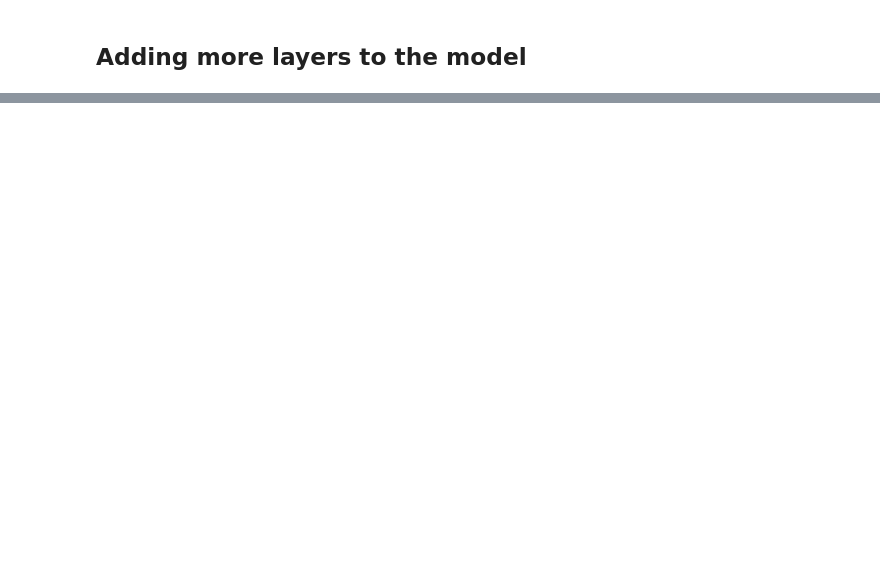
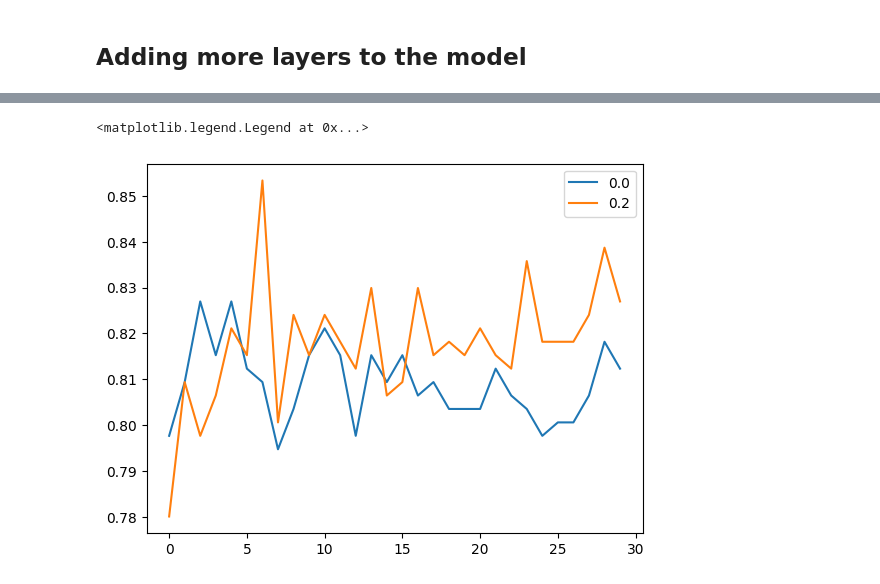
Before and after one commit to denis911/image-classification-transfer-learning-pytorch-keras-comparison, a Jupyter notebook: Keras_ML_zoomcamp_08_image_classification.ipynb, the cells around one changed output, grey strips where cells are left out. Saved outputs shown, nothing was run; the diff lists cells and outputs as text; code cells hidden in the pictures; blank space fills up the shorter version.

```diff
--- a/Keras_ML_zoomcamp_08_image_classification.ipynb
+++ b/Keras_ML_zoomcamp_08_image_classification.ipynb
@@ -693,0 +850,16 @@ plt.legend()
+# %%
+# if we plot only 2 best learning curves side by side:
+
+hist = scores[0.0]
+plt.plot(hist['val_accuracy'], label=0.0)
+
+hist = scores[0.2]
+plt.plot(hist['val_accuracy'], label=0.2)
+
+plt.legend()
+#plt.plot(hist['accuracy'], label=('val=%s' % droprate))
+# I think top val accuracy now about 85% with dropout rate 0.2
+# I saved 85% model to my laptop - just in case...
+# %% [output]
+<matplotlib.legend.Legend at 0x...>
+[figure, added]
```
Also changed, not shown: parts of 18 cells of this notebook.
